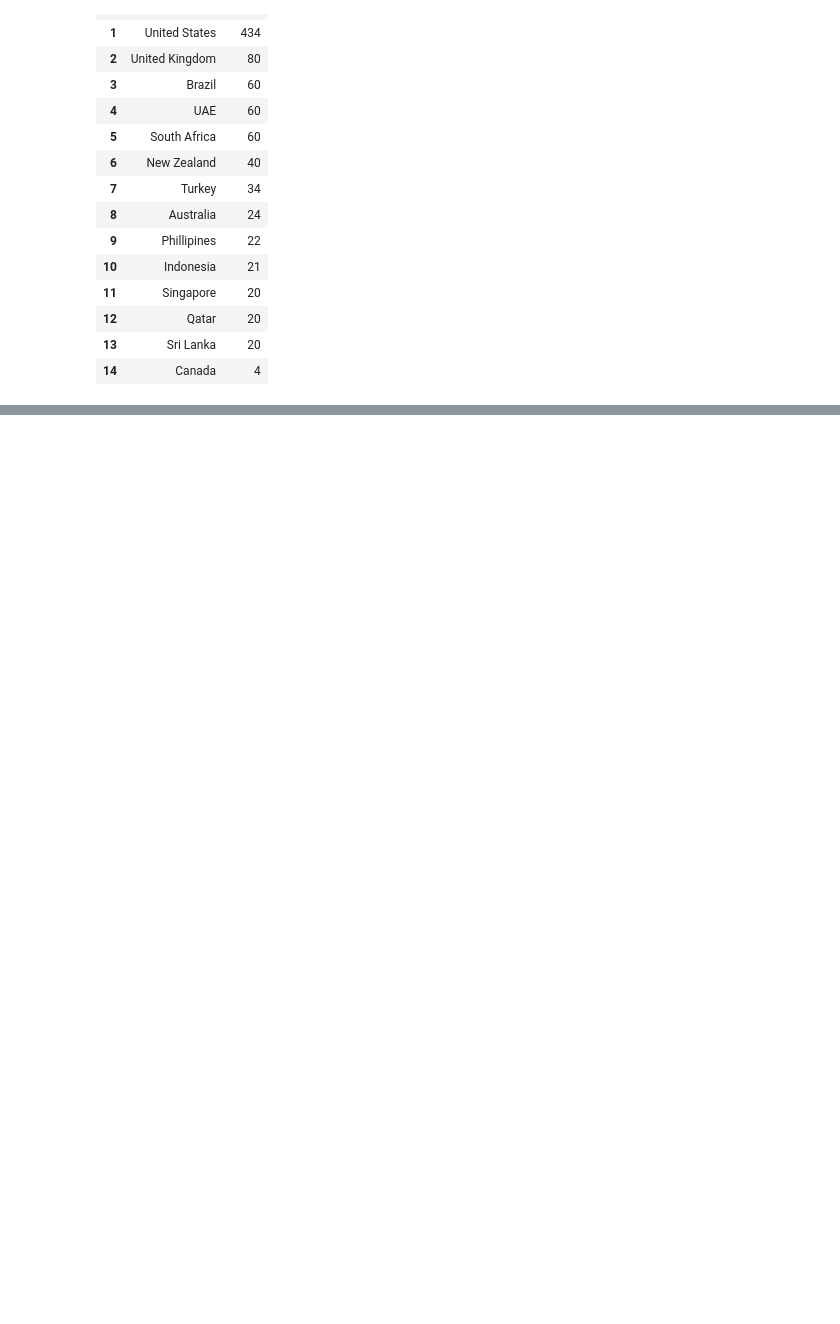
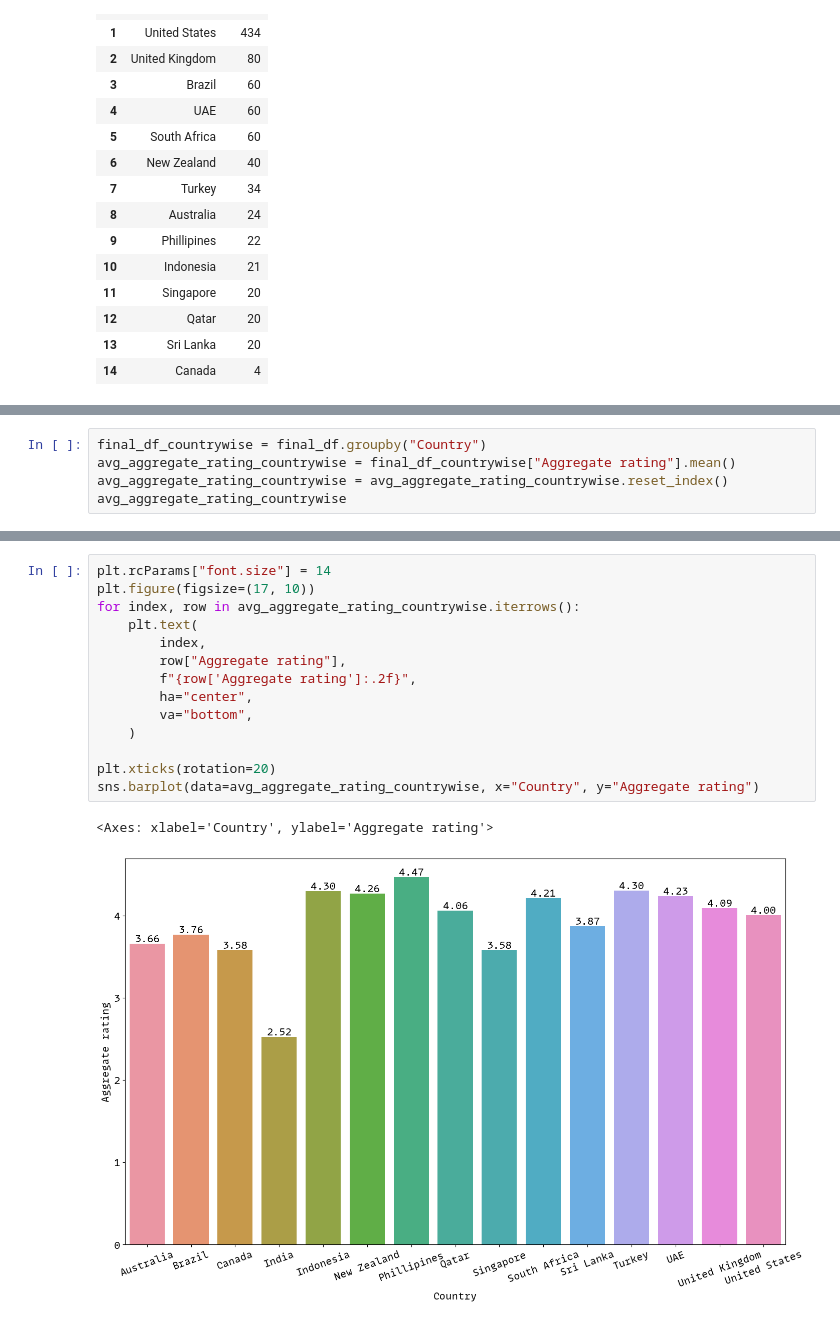
Before and after one commit to karkiayush/zomato_dataset_eda, a Jupyter notebook: analysis.ipynb, the cells around one changed output, grey strips where cells are left out. Saved outputs shown, nothing was run; the diff lists cells and outputs as text; blank space fills up the shorter version.

```diff
--- a/analysis.ipynb
+++ b/analysis.ipynb
@@ -290,0 +300,5 @@ plt.show()
+# %%
+final_df_countrywise = final_df.groupby("Country")
+avg_aggregate_rating_countrywise = final_df_countrywise["Aggregate rating"].mean()
+avg_aggregate_rating_countrywise = avg_aggregate_rating_countrywise.reset_index()
+avg_aggregate_rating_countrywise
@@ -290,0 +322,17 @@ plt.show()
+# %%
+plt.rcParams["font.size"] = 14
+plt.figure(figsize=(17, 10))
+for index, row in avg_aggregate_rating_countrywise.iterrows():
+    plt.text(
+        index,
+        row["Aggregate rating"],
+        f"{row['Aggregate rating']:.2f}",
+        ha="center",
+        va="bottom",
+    )
+
+plt.xticks(rotation=20)
+sns.barplot(data=avg_aggregate_rating_countrywise, x="Country", y="Aggregate rating")
+# %% [output]
+<Axes: xlabel='Country', ylabel='Aggregate rating'>
+[figure, added]
```
Also changed, not shown: parts of 11 cells of this notebook.
